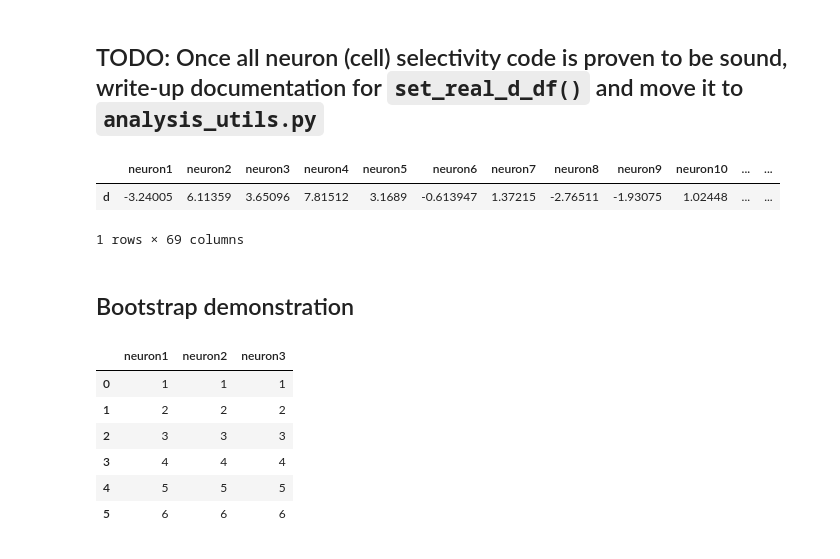
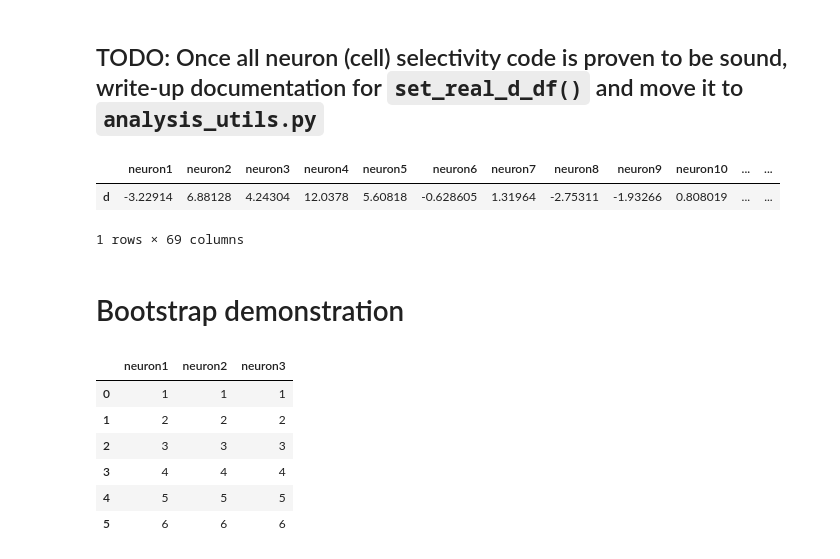
Before and after one commit to smu160/PvsNP, a Jupyter notebook: EPM_Analysis.ipynb, the cells around one changed output. Drawn from its saved outputs; the diff is of its cells as text; code cells hidden in the pictures.

```diff
--- a/EPM_Analysis.ipynb
+++ b/EPM_Analysis.ipynb
@@ -46,5 +46,5 @@ Found: activity_drd46.csv in: /Users/saveliyyusufov/Hen_Lab/Mice/EPM/drd46_exper
 # %%
 RAW_DRD87 = "~/Hen_Lab/Mice/EPM/drd87_experiments/Raw_EPM_drd87.csv"
 data = pd.read_csv(RAW_DRD87, header=None)
-z_scored_dataframe, AUC_dataframe, cell_transients_dataframe = SigProc.detect_ca_transients_mossy(data, 2, 0.5, 0.2, 10)
+_, AUC_dataframe, _ = SigProc.detect_ca_transients_mossy(data, 2, 0.5, 0.2, 10)
 # %%
@@ -68,22 +68,30 @@ VELOCITY_CUTOFF = 4;
 # Adds "Running_frames" column to the end of the behavior Dataframe
 behavior_df["Running_frames"] = np.where(behavior_df["Velocity"] > VELOCITY_CUTOFF, 1, 0)
 # %%
-neuron_concated_behavior = cell_transients_dataframe.join(behavior_df, how="left")
+neuron_concated_behavior = AUC_dataframe.join(behavior_df, how="left")
 # %% [markdown]
 ## TODO: Make sure implementation of `compute_d_rate()` is sound, write-up documentation, and it move to `analysis_utils.py`
 # %%
-def compute_d_rate(dataframe, neuron_activity_df, *behaviors, FRAME_RATE=10):
-    """ Computes d rate...
+def compute_diff_rate(dataframe, neuron_activity_df, *behaviors, frame_rate=10):
+    """Computes difference between the rates of two behaviors
 
     Args:
+        dataframe: the the concatenated pandas DataFrame of an animal's neuron
+        activity and corresponding behavior
+        neuron_activity_df: the neuron activity dataframe for a given animal
+        *behaviors: a single or ordered pair of behaviors to compute the difference
+        rate for, e.g. "Running", e.g. "ClosedArms", "OpenArms"
+        frame_rate: the framerate associated with the given data; default is 10
 
     Returns:
+        a numpy array of all the means of the behavior vectors subtracted from the
+        corresponding means of the non-behavior vectors, all scaled by frame rate
     """
     if len(behaviors) == 1:
         beh_vec = dataframe.loc[dataframe[behaviors[0]] != 0, neuron_activity_df.columns]
         no_beh_vec = dataframe.loc[dataframe[behaviors[0]] == 0, neuron_activity_df.columns]
-        return FRAME_RATE * (beh_vec.values.mean(axis=0) - no_beh_vec.values.mean(axis=0))
+        return frame_rate * (beh_vec.values.mean(axis=0) - no_beh_vec.values.mean(axis=0))
     elif len(behaviors) == 2:
         beh_vec = dataframe.loc[dataframe[behaviors[0]] != 0, neuron_activity_df.columns]
         no_beh_vec = dataframe.loc[dataframe[behaviors[1]] != 0, neuron_activity_df.columns]
-        return FRAME_RATE * (beh_vec.values.mean(axis=0) - no_beh_vec.values.mean(axis=0))
+        return frame_rate * (beh_vec.values.mean(axis=0) - no_beh_vec.values.mean(axis=0))
@@ -105,12 +121,31 @@ def set_real_d_df(dataframe, neuron_activity_df, behavior):
-# %%
-real_d_df = set_real_d_df(neuron_concated_behavior, cell_transients_dataframe, "OpenArms_centerpoint")
-real_d_df
-# %% [output]
-|  | neuron1 | neuron2 | neuron3 | neuron4 | neuron5 | neuron6 | neuron7 | neuron8 | neuron9 | neuron10 | ... | ... |
-| d | -3.24005 | 6.11359 | 3.65096 | 7.81512 | 3.1689 | -0.613947 | 1.37215 | -2.76511 | -1.93075 | 1.02448 | ... | ... |
-1 rows × 69 columns
+# %%
+def set_real_diff_df(dataframe, neuron_activity_df, behavior):
+    """Compute the real difference mean values for all neurons
+
+    Args:
+        dataframe: the concatenated pandas DataFrame of the neuron activity
+        DataFrame and corresponding behavior DataFrame, for a given animal
+        neuron_activity_df: the pandas DataFrame of neuron activity,
+        for a given animal
+        behavior: the behavior for which to compute the difference rate
+
+
+    Returns:
+        real_df: a pandas DataFrame of with one row of all the real difference
+        values computed for all the neurons for a given animal
+    """
+    real_df = pd.DataFrame(columns=neuron_activity_df.columns, index=["d"])
+    real_df.loc['d'] = compute_diff_rate(dataframe, neuron_activity_df, behavior)
+    return real_df
+# %%
+real_diff_df = set_real_diff_df(neuron_concated_behavior, AUC_dataframe, "OpenArms_centerpoint")
+real_diff_df
+# %% [output]
+|  | neuron1 | neuron2 | neuron3 | neuron4 | neuron5 | neuron6 | neuron7 | neuron8 | neuron9 | neuron10 | ... | ... |
+| d | -3.22914 | 6.88128 | 4.24304 | 12.0378 | 5.60818 | -0.628605 | 1.31964 | -2.75311 | -1.93266 | 0.808019 | ... | ... |
+1 rows × 69 columns
 # %% [markdown]
-## Bootstrap demonstration
+# Bootstrap demonstration
 # %%
 df = pd.DataFrame({"neuron1":[1,2,3,4,5,6], "neuron2":[1,2,3,4,5,6], "neuron3":[1,2,3,4,5,6]})
 df
```
Also changed, not shown: parts of 18 cells of this notebook.
